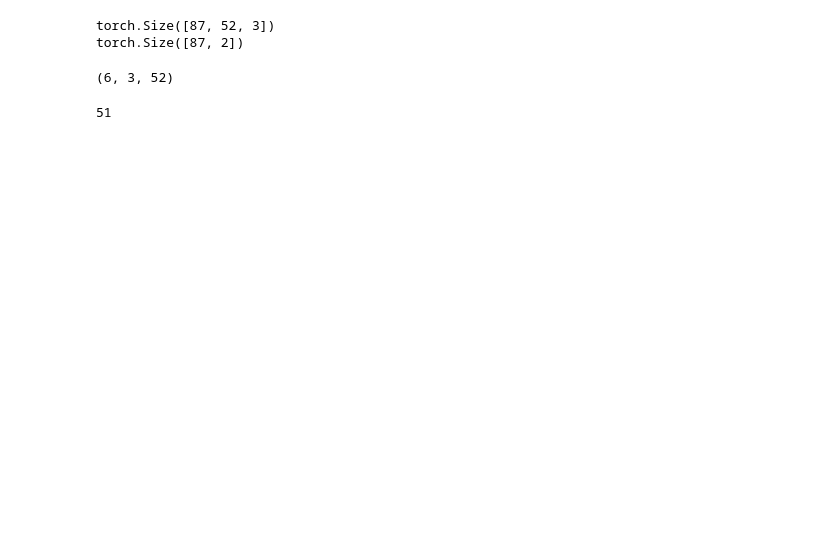
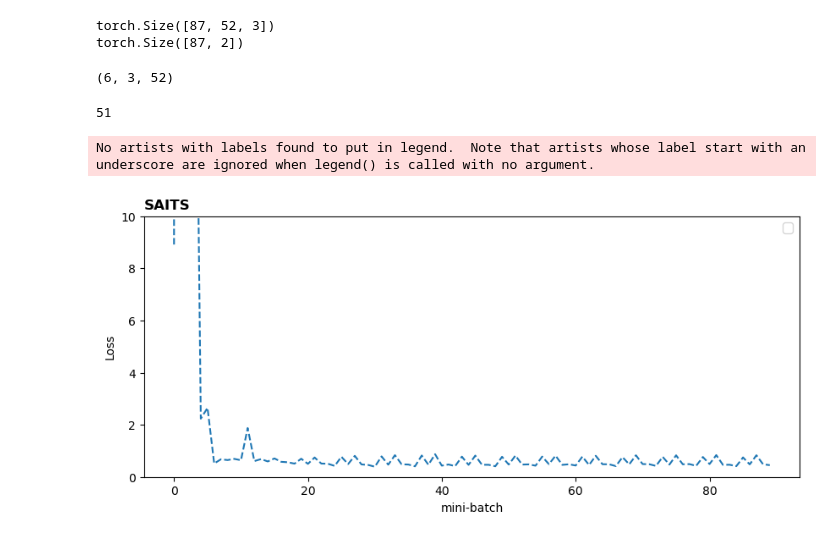
Before and after one commit to DeepenData/Explainable_ML_and_Tyrosinemia, a Jupyter notebook: deprecated/src/step04_forecasting.ipynb, the cells around one changed output. Saved outputs shown, nothing was run; the diff lists cells and outputs as text; code cells hidden in the pictures; blank space fills up the shorter version.

```diff
--- a/deprecated/src/step04_forecasting.ipynb
+++ b/deprecated/src/step04_forecasting.ipynb
@@ -206,7 +224,7 @@ cl_loss = torch.nn.CrossEntropyLoss()
 
 
 training_loss = []
-epochs        = 10
+epochs        = 150
 for _ in range(epochs):
 
     for X_batch, y_batch in batch_loader:
@@ -221,3 +239,25 @@ for _ in range(epochs):
         loss.backward()
         optimizer.step()
         training_loss.append(loss.item())
+# %%
+import matplotlib.pyplot as plt
+def put_Learning_curve(loss1, AX, letter):
+    AX.plot(loss1,  label = "", linestyle="--")
+    #AX.plot(loss2,  label = "imputation_loss", linestyle="-")
+    #AX.plot(loss3,  label = "total_loss", linestyle="--")
+
+
+
+    AX.legend(loc="upper right", fontsize=11)
+    AX.set_ylabel('Loss')
+    AX.set_xlabel("mini-batch")
+    AX.set_ylim(0, 10)
+    AX.set_title(letter, fontsize = 12,  fontweight ="bold", loc='left')
+
+fig = plt.figure(figsize=(10,4))
+ax0 = plt.subplot2grid((1, 1), (0, 0))
+put_Learning_curve(training_loss,
+                   ax0, 'SAITS')
+# %% [output]
+No artists with labels found to put in legend.  Note that artists whose label start with an underscore are ignored when legend() is called with no argument.
+[figure, added]
```
Also changed, not shown: parts of 4 cells of this notebook.
